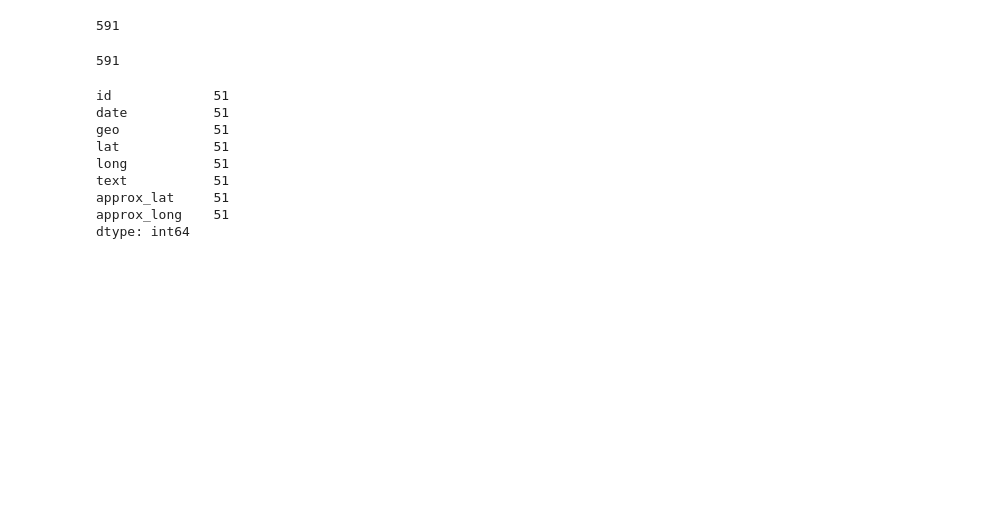
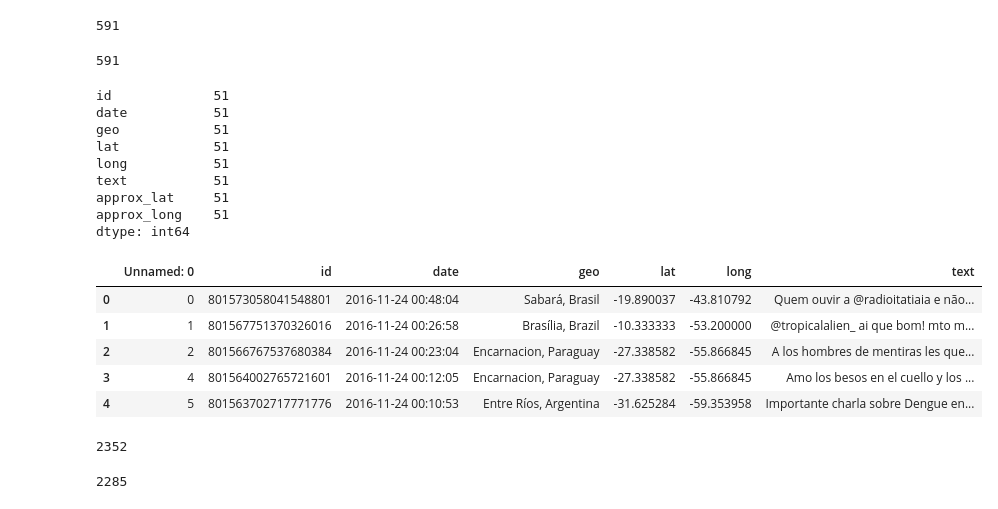
Before and after one commit to iamandicip/denguehack, a Jupyter notebook: ci/analyze_tweets.ipynb, the cells around one changed output. Drawn from its saved outputs; the diff is of its cells as text; code cells hidden in the pictures; blank space fills up the shorter version.

```diff
--- a/ci/analyze_tweets.ipynb
+++ b/ci/analyze_tweets.ipynb
@@ -135,3 +135,18 @@ text           51
 approx_lat     51
 approx_long    51
 dtype: int64
+# %%
+df = pd.read_csv('tweets_south_america.csv', header=0, sep=',', parse_dates=[1], quoting=csv.QUOTE_ALL, encoding='utf-8')
+df.set_index(['id'])
+df.head()
+# %% [output]
+|  | Unnamed: 0 | id | date | geo | lat | long | text |
+| 0 | 0 | 801573058041548801 | 2016-11-24 00:48:04 | Sabará, Brasil | -19.890037 | -43.810792 | Quem ouvir a @radioitatiaia e não... |
+| 1 | 1 | 801567751370326016 | 2016-11-24 00:26:58 | Brasília, Brazil | -10.333333 | -53.200000 | @tropicalalien_ ai que bom! mto m... |
+| 2 | 2 | 801566767537680384 | 2016-11-24 00:23:04 | Encarnacion, Paraguay | -27.338582 | -55.866845 | A los hombres de mentiras les que... |
+| 3 | 4 | 801564002765721601 | 2016-11-24 00:12:05 | Encarnacion, Paraguay | -27.338582 | -55.866845 | Amo los besos en el cuello y los ... |
+| 4 | 5 | 801563702717771776 | 2016-11-24 00:10:53 | Entre Ríos, Argentina | -31.625284 | -59.353958 | Importante charla sobre Dengue en... |
+# %%
+df['id'].count()
+# %% [output]
+2352
@@ -137,0 +155,4 @@ dtype: int64
+# %%
+df['id'].count()
+# %% [output]
+2285
```
Also changed, not shown: parts of 3 cells of this notebook, 1 other file.
